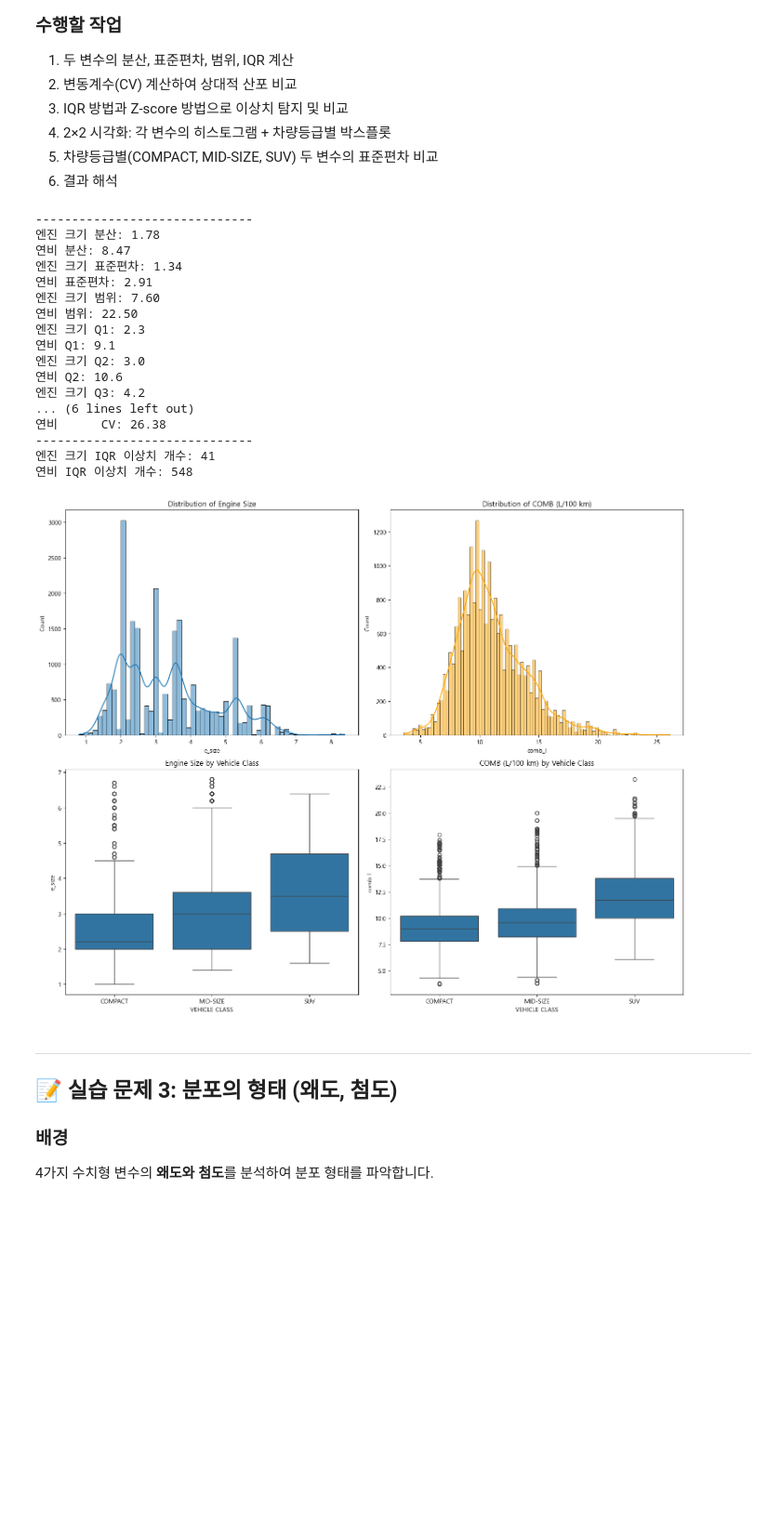
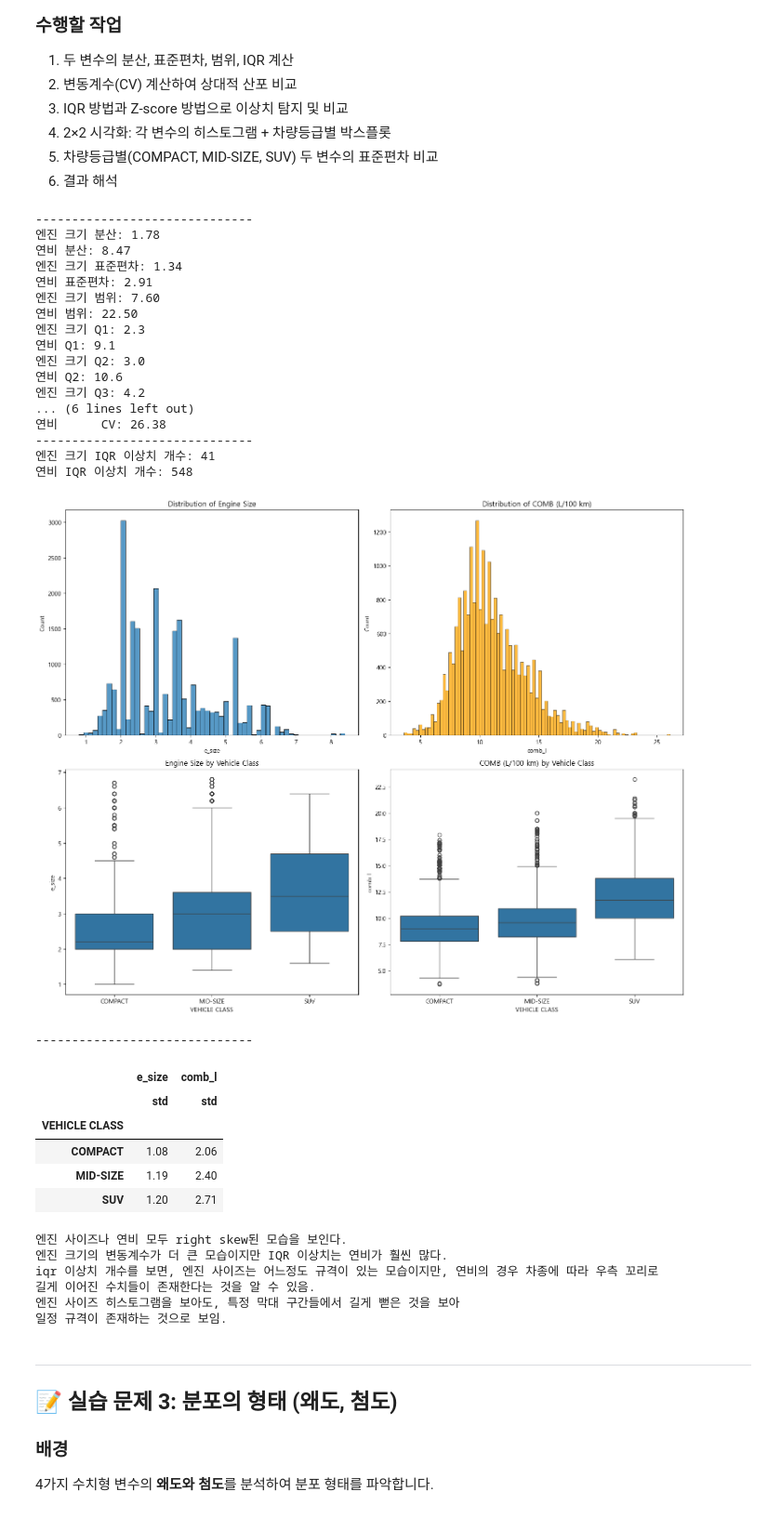
Before and after one commit to gorhkdwj/DA_Portfolio, a Jupyter notebook: 03_Coding_Study/05_Statistics/02_Statistics_Session/02_Statistics_Practice/statistics-practice-python/practice_01_assignment_김재천.ipynb, the cells around one changed output. Shown at 93% size. Cells and saved outputs as stored; diff of their text form; code cells hidden in the pictures; blank space fills up the shorter version.

```diff
--- a/03_Coding_Study/05_Statistics/02_Statistics_Session/02_Statistics_Practice/statistics-practice-python/practice_01_assignment_김재천.ipynb
+++ b/03_Coding_Study/05_Statistics/02_Statistics_Session/02_Statistics_Practice/statistics-practice-python/practice_01_assignment_김재천.ipynb
@@ -318,11 +318,11 @@ print(f"연비 IQR 이상치 개수: {len(comb_l_iqr_outliers)}")
 fig, axes = plt.subplots(2, 2, figsize=(15, 12))
 
 # 1. 첫 번째 히스토그램: Engine Size
-sns.histplot(data=df_rename, x='e_size', kde=True, ax=axes[0, 0])
+sns.histplot(data=df_rename, x='e_size', ax=axes[0, 0])
 axes[0, 0].set_title('Distribution of Engine Size')
 
 # 2. 두 번째 히스토그램: Fuel Consumption (comb_l)
-sns.histplot(data=df_rename, x='comb_l', kde=True, color='orange', ax=axes[0, 1])
+sns.histplot(data=df_rename, x='comb_l', color='orange', ax=axes[0, 1])
 axes[0, 1].set_title('Distribution of COMB (L/100 km)')
 
 # 차량 등급 필터링 (COMPACT, MID-SIZE, SUV)
@@ -334,36 +334,59 @@ df_target = df_rename[df_rename['VEHICLE CLASS'].isin(target_classes)]
 sns.boxplot(data=df_target, x='VEHICLE CLASS', y='e_size', ax=axes[1, 0])
 axes[1, 0].set_title('Engine Size by Vehicle Class')
 
-# 4. 두 번째 박스플롯: 차량등급별 Fuel Consumption
+# 4. 두 번째 박스플롯: 차량등급별 comb
 sns.boxplot(data=df_target, x='VEHICLE CLASS', y='comb_l', ax=axes[1, 1])
 axes[1, 1].set_title('COMB (L/100 km) by Vehicle Class')
 
 plt.tight_layout()
 plt.show()
 
 # TODO 5: 차량등급별(COMPACT, MID-SIZE, SUV) 표준편차 비교
+print("-"*30)
 
+std_df = df_target.groupby('VEHICLE CLASS').agg({
+    'e_size': ['std'],
+    'comb_l': ['std']
+}).round(2)
+display(std_df)
 
 # TODO 6: 결과 해석
+print(f"엔진 사이즈나 연비 모두 right skew된 모습을 보인다.")
+print(f"엔진 크기의 변동계수가 더 큰 모습이지만 IQR 이상치는 연비가 훨씬 많다.")
+print(f"iqr 이상치 개수를 보면, 엔진 사이즈는 어느정도 규격이 있는 모습이지만, 연비의 경우 차종에 따라 우측 꼬리로 \n길게 이어진 수치들이 존재한다는 것을 알 수 있음.")
+print(f"엔진 사이즈 히스토그램을 보아도, 특정 막대 구간들에서 길게 뻗은 것을 보아\n일정 규격이 존재하는 것으로 보임.")
 # %% [output]
 ------------------------------
 엔진 크기 분산: 1.78
 연비 분산: 8.47
 엔진 크기 표준편차: 1.34
 연비 표준편차: 2.91
 엔진 크기 범위: 7.60
 연비 범위: 22.50
 엔진 크기 Q1: 2.3
 연비 Q1: 9.1
 엔진 크기 Q2: 3.0
 연비 Q2: 10.6
 엔진 크기 Q3: 4.2
 ... (6 lines left out)
 연비      CV: 26.38
 ------------------------------
 엔진 크기 IQR 이상치 개수: 41
 연비 IQR 이상치 개수: 548
-[figure, old version]
+[figure, new version]
+------------------------------
+|  | e_size | comb_l |
+|  | std | std |
+| VEHICLE CLASS |  |  |
+| COMPACT | 1.08 | 2.06 |
+| MID-SIZE | 1.19 | 2.40 |
+| SUV | 1.20 | 2.71 |
+엔진 사이즈나 연비 모두 right skew된 모습을 보인다.
+엔진 크기의 변동계수가 더 큰 모습이지만 IQR 이상치는 연비가 훨씬 많다.
+iqr 이상치 개수를 보면, 엔진 사이즈는 어느정도 규격이 있는 모습이지만, 연비의 경우 차종에 따라 우측 꼬리로
+길게 이어진 수치들이 존재한다는 것을 알 수 있음.
+엔진 사이즈 히스토그램을 보아도, 특정 막대 구간들에서 길게 뻗은 것을 보아
+일정 규격이 존재하는 것으로 보임.
 # %% [markdown]
 ---
 
```
Also changed, not shown: parts of 2 cells of this notebook.
